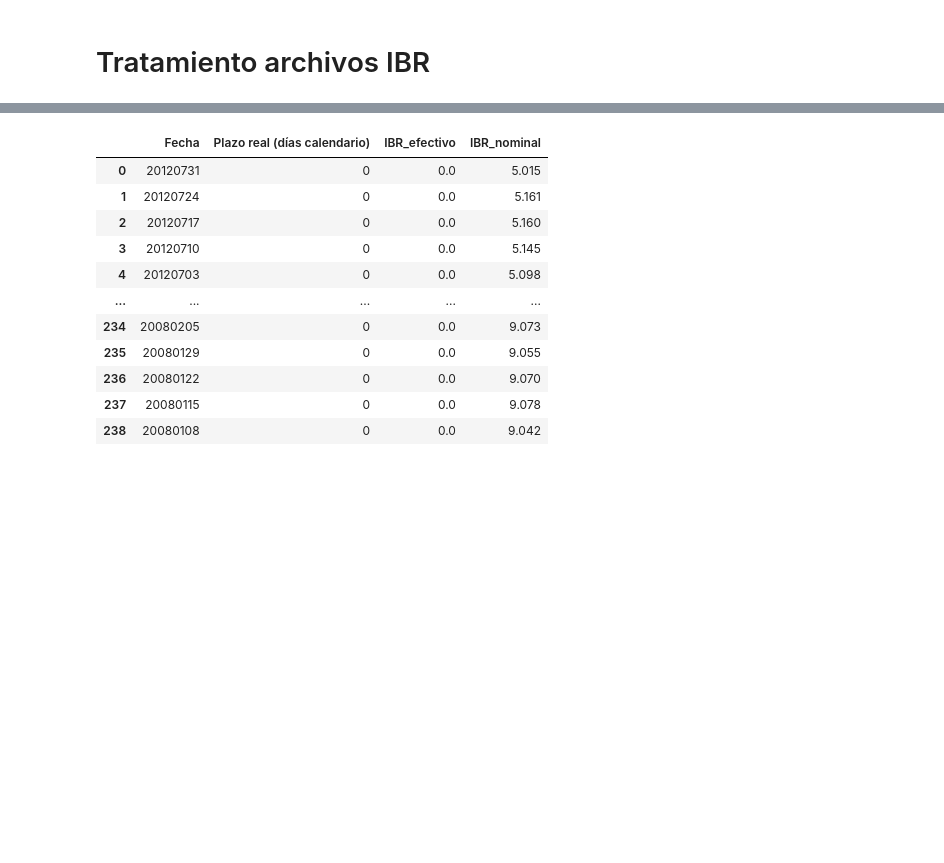
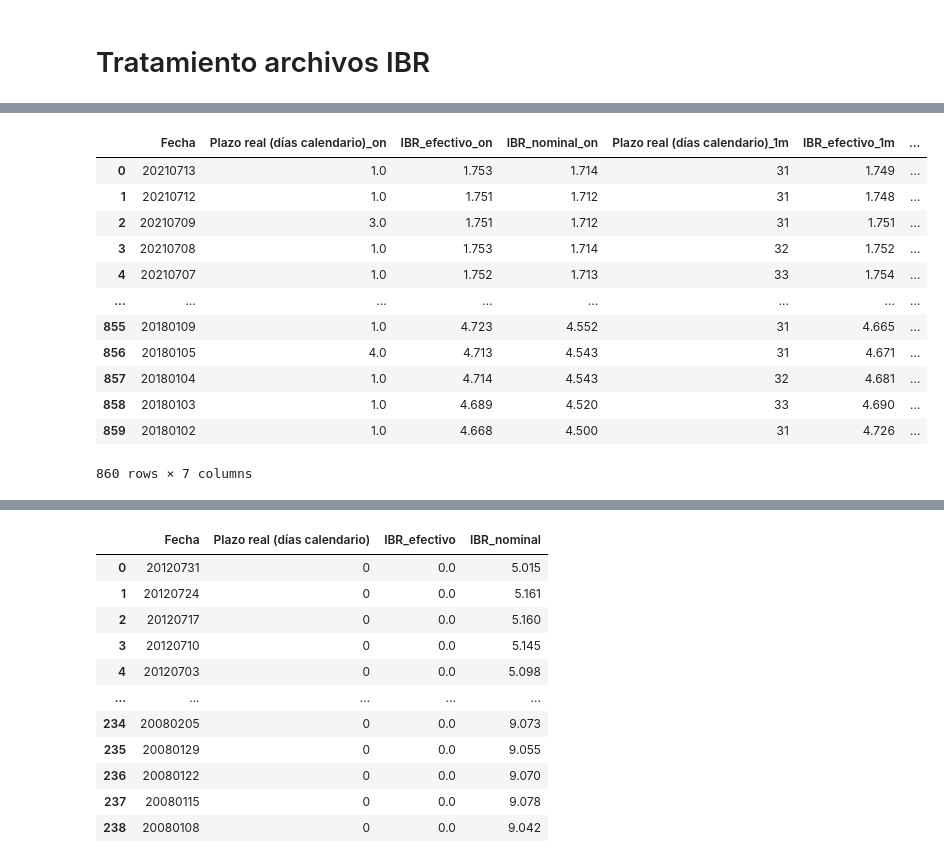
Before and after one commit to egonza21/proyecto_derivados, a Jupyter notebook: proyecto_derivados.ipynb, the cells around one changed output, grey strips where cells are left out. Cells and saved outputs as stored; diff of their text form; code cells hidden in the pictures; blank space fills up the shorter version.

```diff
--- a/proyecto_derivados.ipynb
+++ b/proyecto_derivados.ipynb
@@ -250,0 +219,17 @@ ibr_mes
+# %%
+ibr_interpolacion = ibr_overnight.merge(ibr_mes, on='Fecha', suffixes=('_on', '_1m'))
+ibr_interpolacion
+# %% [output]
+|  | Fecha | Plazo real (días calendario)_on | IBR_efectivo_on | IBR_nominal_on | Plazo real (días calendario)_1m | IBR_efectivo_1m | ... |
+| 0 | 20210713 | 1.0 | 1.753 | 1.714 | 31 | 1.749 | ... |
+| 1 | 20210712 | 1.0 | 1.751 | 1.712 | 31 | 1.748 | ... |
+| 2 | 20210709 | 3.0 | 1.751 | 1.712 | 31 | 1.751 | ... |
+| 3 | 20210708 | 1.0 | 1.753 | 1.714 | 32 | 1.752 | ... |
+| 4 | 20210707 | 1.0 | 1.752 | 1.713 | 33 | 1.754 | ... |
+| ... | ... | ... | ... | ... | ... | ... | ... |
+| 855 | 20180109 | 1.0 | 4.723 | 4.552 | 31 | 4.665 | ... |
+| 856 | 20180105 | 4.0 | 4.713 | 4.543 | 31 | 4.671 | ... |
+| 857 | 20180104 | 1.0 | 4.714 | 4.543 | 32 | 4.681 | ... |
+| 858 | 20180103 | 1.0 | 4.689 | 4.520 | 33 | 4.690 | ... |
+| 859 | 20180102 | 1.0 | 4.668 | 4.500 | 31 | 4.726 | ... |
+860 rows × 7 columns
```
Also changed, not shown: parts of 14 cells of this notebook.
